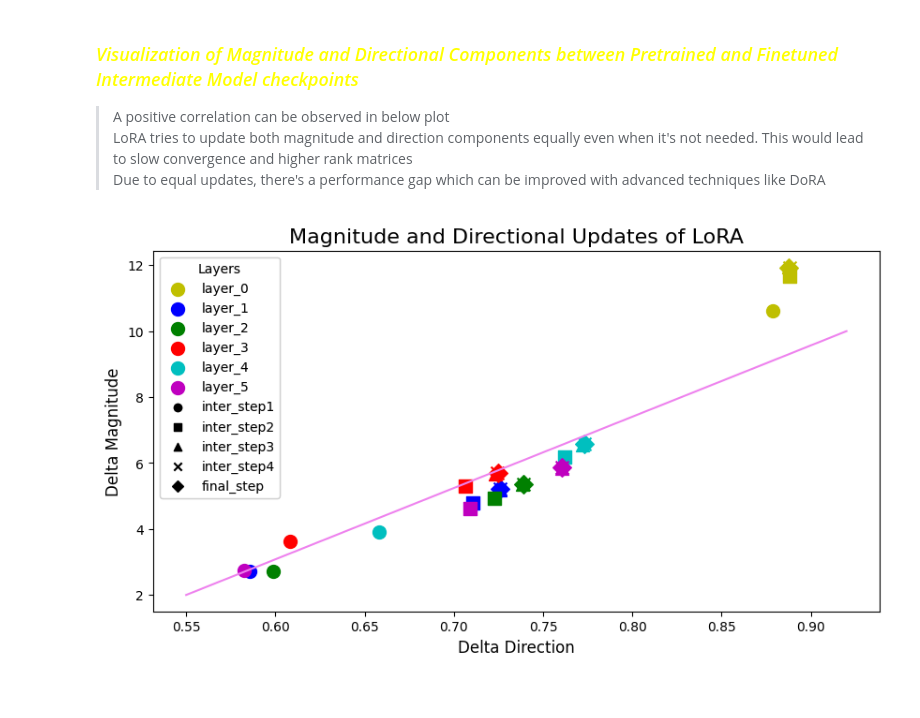
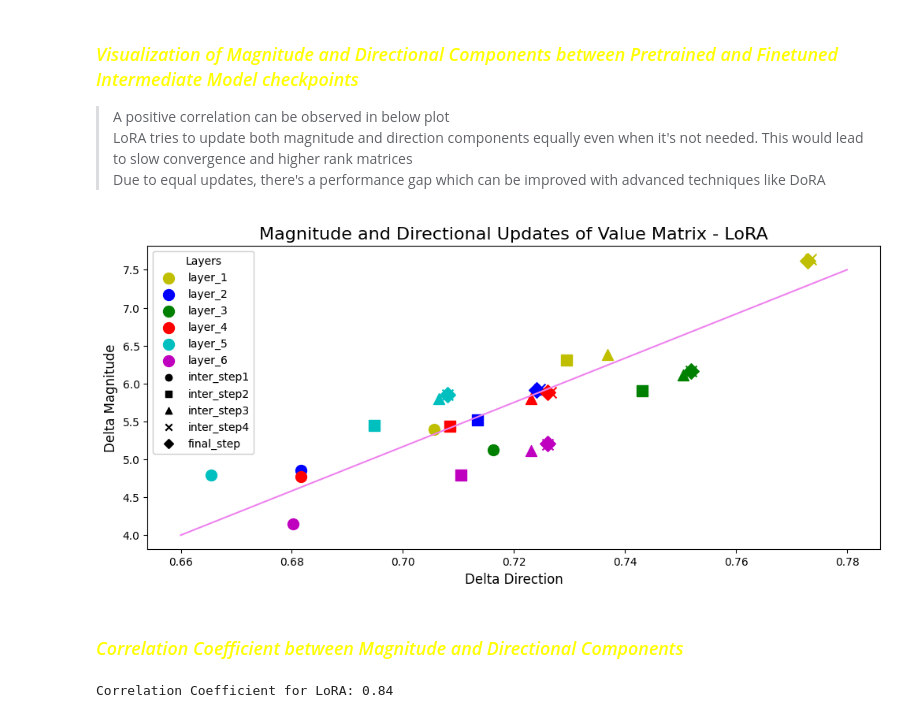
Before and after one commit to shreyassks/DoRA, a Jupyter notebook: notebooks/mistral-lora.ipynb, the cells around one changed output. Cells and saved outputs as stored; diff of their text form; code cells hidden in the pictures.

Commit message:
computed correlation

```diff
--- a/notebooks/mistral-lora.ipynb
+++ b/notebooks/mistral-lora.ipynb
@@ -56,0 +60,13 @@ Shape of LoRA - B matrix for Query Layer -> torch.Size([4096, 64])
+# %%
+peft_config = LoraConfig(
+    r=64,
+    lora_alpha=128,
+    lora_dropout=0.0,
+    target_modules=["q_proj", "k_proj", "v_proj", "o_proj", "gate_proj", "up_proj", "down_proj"],
+    bias="none",
+    task_type="CAUSAL_LM",
+    inference_mode=False
+)
+
+model = get_peft_model(model, peft_config)
+model.print_trainable_parameters()
@@ -82,7 +100,6 @@ def weight_decomposition(weights, store: dict, tag=None):
         store[f"query_layer_{i}"].append(direction)
 
 
-
 def cos_sim(a, b, dim):
     dot_product = torch.sum(a * b, dim=dim)
     norm_A = torch.norm(a, dim=dim)
@@ -93,7 +110,7 @@ def cos_sim(a, b, dim):
 
 def delta_magnitude(pt_weights, ft_weights):
     layer_wise_delta_m = {}
-    for i in range(1, 32, 6):
+    for i in range(1, 7):
         a = ft_weights.get(f"query_layer_{i}")[0]
         b = pt_weights.get(f"query_layer_{i}")[0]
         k = b.shape[0]
@@ -169,32 +186,51 @@ Checkpoint Wise Magnitude and Direction ->
 # %%
 layers = ['layer_1', 'layer_2', 'layer_3', 'layer_4', 'layer_5', 'layer_6']
 markers = ['o', 's', '^', 'x', 'D']
 colors = ['y', 'b', 'g', 'r', 'c', 'm']
 marker_labels = ["inter_step1",  "inter_step2", "inter_step3", "inter_step4", "final_step"]
 
 plt.figure(figsize=(12, 5))
 
 for i, layer in enumerate(layers):
     for j, entry in enumerate(checkpoint_wise_magnitude_direction):
         plt.scatter(entry[layer]['direction'], entry[layer]['magnitude'], color=colors[i],
                     label=layer if j == 0 else "", marker=markers[j], s=100)
 
 for i, marker in enumerate(markers):
     plt.scatter([], [], marker=marker, color='k', label=marker_labels[i])
 
-x = np.linspace(0.68, 0.79, 100)
-y = np.linspace(1.5, 5.5, 100)
+x = np.linspace(0.66, 0.78, 100)
+y = np.linspace(4, 7.5, 100)
 plt.plot(x, y, '-', color='violet')
 
 legend_layers = plt.legend(title='Layers', loc='upper left')
 plt.gca().add_artist(legend_layers)
 
 plt.xlabel('Delta Direction', fontsize=12)
 plt.ylabel('Delta Magnitude', fontsize=12)
 plt.title('Magnitude and Directional Updates of Value Matrix - LoRA', fontsize=16)
 plt.grid(False)
 
-plt.savefig('plot_lora_v_proj.jpg', format='jpg')
+# plt.savefig('plot_lora_v_proj.jpg', format='jpg')
 plt.show()
 # %% [output]
-[figure, old version]
+[figure, new version]
+# %% [markdown]
+### <font color=yellow>*Correlation Coefficient between Magnitude and Directional Components*
+# %%
+x, y = [], []
+
+for i, j in lora_m.items():
+    if i in ['300', '400', '500', '600', '700']:
+        for _, k in j[0].items():
+            x.append(k)
+
+for i, j in lora_d.items():
+    if i in ['300', '400', '500', '600', '700']:
+        for _, k in j[0].items():
+            y.append(k)
+
+correlation = np.corrcoef(x, y)
+print(f"Correlation Coefficient for LoRA: {round(correlation[0][-1], 2)}")
+# %% [output]
+Correlation Coefficient for LoRA: 0.84
```
Also changed, not shown: parts of 4 cells of this notebook, 1 other file.
